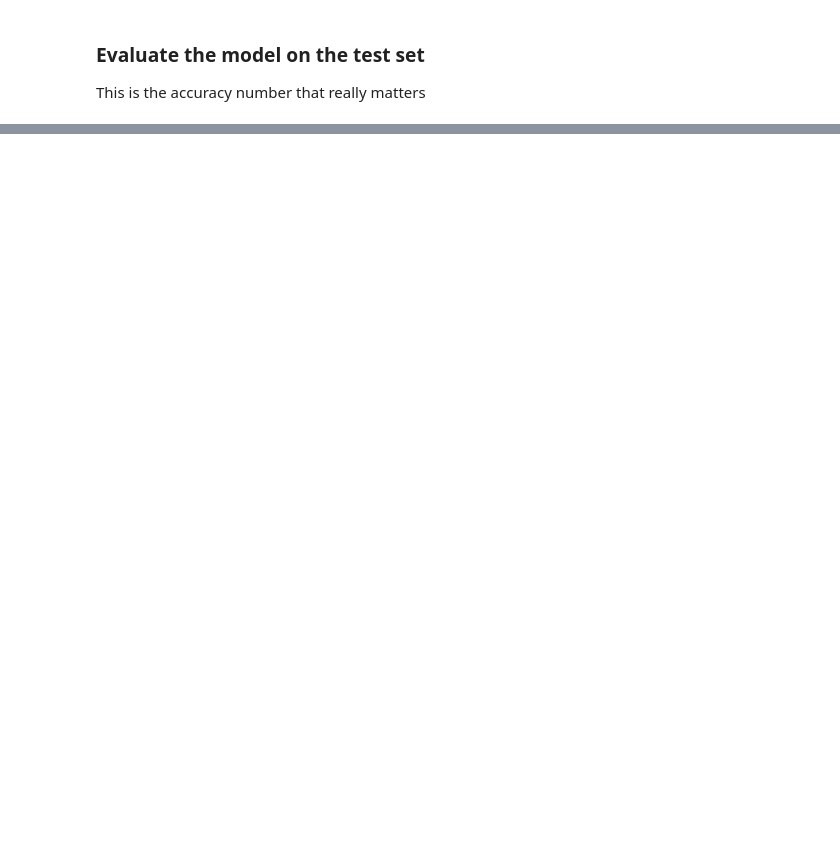
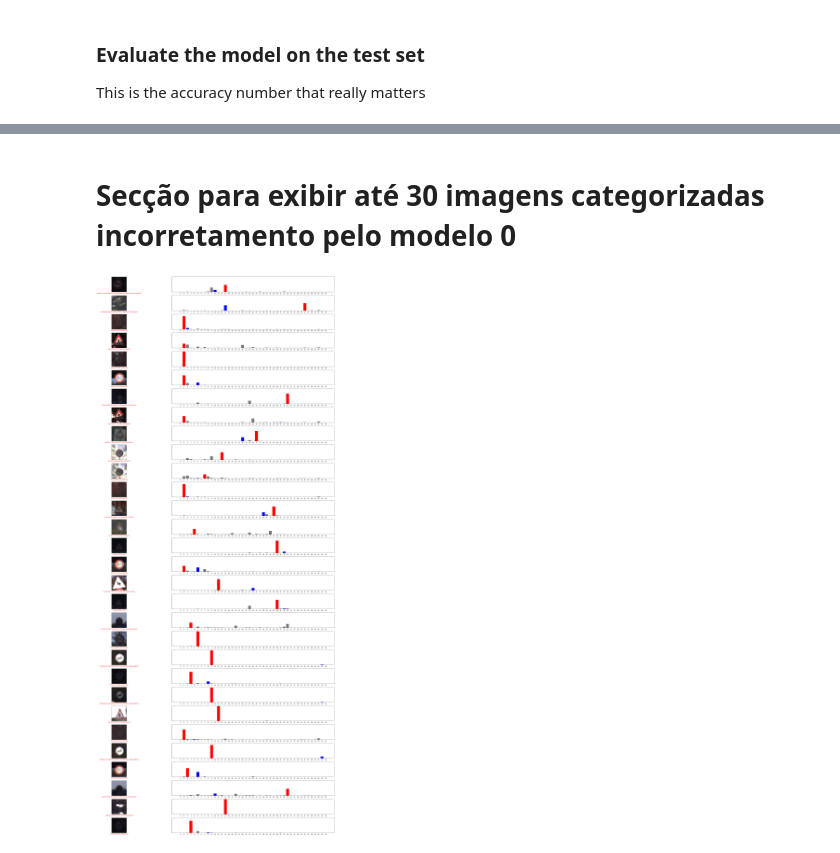
Before and after one commit to Zayts3v/TA-2020, a Jupyter notebook: Trabalho.ipynb, the cells around one changed output, grey strips where cells are left out. Saved outputs shown, nothing was run; the diff lists cells and outputs as text; code cells hidden in the pictures; blank space fills up the shorter version.

```diff
--- a/Trabalho.ipynb
+++ b/Trabalho.ipynb
@@ -356,3 +527,5 @@ plt.show()
+# %% [markdown]
+# Secção para exibir até 30 imagens categorizadas incorretamento pelo modelo 0
 # %%
 
 class_names = np.array(['limite 20','limite 30', 'limite 50', 'limmite 60', 'limite 70', 'limite 80', 'fim limite 80', 'limite 100', 'limite 120', 'proibição de ultrapassar', 'proibição de ultrapassar para pesados', 'cruzamento', 'via com prioridade', 'cedência de passagem', 'stop', 'trânsito proibido', 'trânsito proibido mercadorias', 'sentido proibido', 'perigo qualquer', 'curva esquerda', 'curva direita', 'curva esquerda e contracurva', 'lomba ou depressão', 'pavimento escorregadio', 'passagem estreita', 'trabalhos na via', 'sinalização luminosa', 'travessia de peões', 'crianças', 'ciclistas', 'neve', 'animais', 'fim proibição', 'obrigação direita', 'obrigação esquerda', 'obrigação frente', 'obrigação direita ou frente', 'obrigação frente ou esquerda', 'contornar pela direita', 'contornar pela esquerda', 'obrigação rotunda', 'fim proibição ultrapassagem', 'fim proibição ultrapassagem pesados'])
@@ -388,31 +561,33 @@ def plot_value_array(predictions_array, true_label):
   thisplot = plt.bar(range(43), predictions_array, color="#777777")
   plt.ylim([0, 1])
   predicted_label = np.argmax(predictions_array)
 
   thisplot[predicted_label].set_color('red')
   thisplot[true_label].set_color('blue')
 
 # Plot the first X test images, their predicted labels, and the true labels.
 # Color correct predictions in blue and incorrect predictions in red.
 num_rows = 30
 num_cols = 1
 num_images = num_rows*num_cols
 plt.figure(figsize=(8*2*2*num_cols, 2*num_rows))
 errados=0
 for i in testset.take(-1):
-  a = model.predict(i)
+  a = models[0].predict(i)
   image,label = i
   for j in range(BATCH_SIZE):
     if np.argmax(a[j]) != np.argmax(label.numpy()[j]):
       plt.subplot(num_rows, 2*num_cols, 2*errados+1)
       plot_image(a[j], label.numpy()[j], image.numpy()[j])
       plt.subplot(num_rows, 2*num_cols, 2*errados+2)
       plot_value_array(a[j], label.numpy()[j])
       errados = errados + 1
     if errados >= num_images:
         break
   if errados >= num_images:
     break
 
 plt.tight_layout()
 plt.show()
+# %% [output]
+[figure, added]
```
Also changed, not shown: parts of 17 cells of this notebook.
